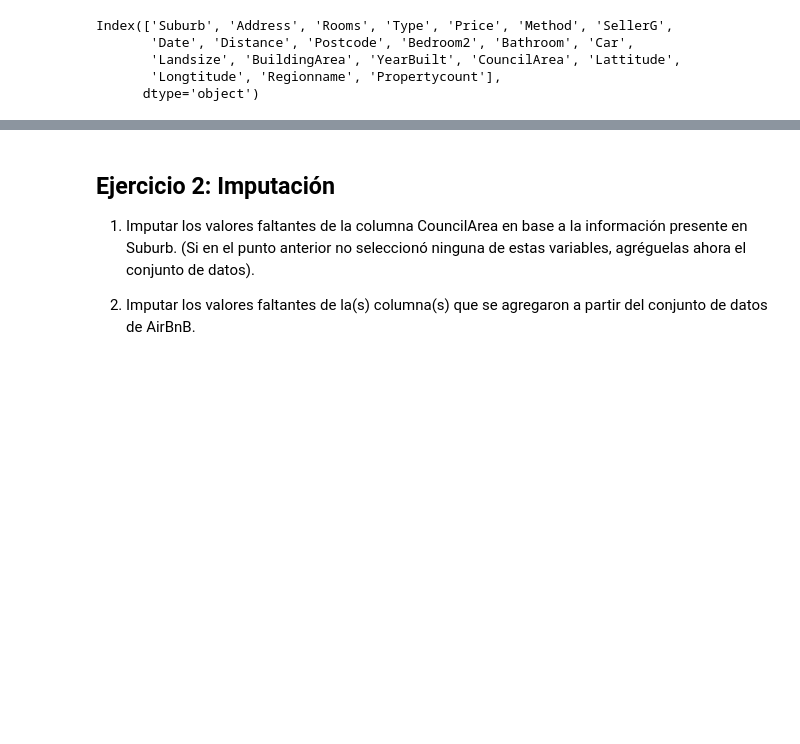
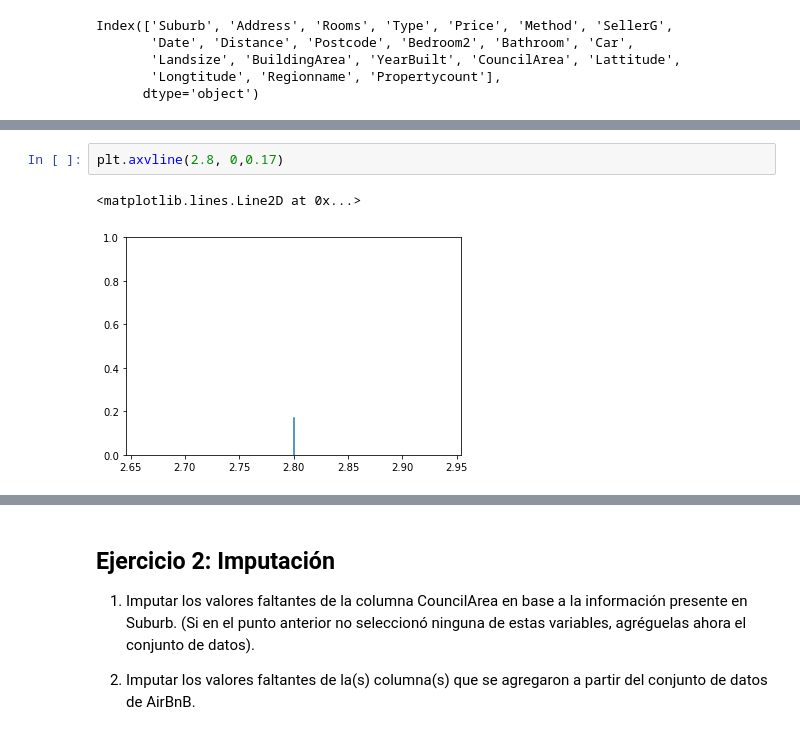
Before and after one commit to mgobbi289/DiploDatos, a Jupyter notebook: AnalisisyCuracion/Entregable_Parte_1.ipynb, the cells around one changed output, grey strips where cells are left out. Cells and saved outputs as stored; diff of their text form; blank space fills up the shorter version.

```diff
--- a/AnalisisyCuracion/Entregable_Parte_1.ipynb
+++ b/AnalisisyCuracion/Entregable_Parte_1.ipynb
@@ -109,0 +113,5 @@ sns.displot(melb_df, x="Price", bins=70)
+# %%
+plt.axvline(2.8, 0,0.17)
+# %% [output]
+<matplotlib.lines.Line2D at 0x...>
+[figure, added]
```
Also changed, not shown: parts of 21 cells of this notebook.
